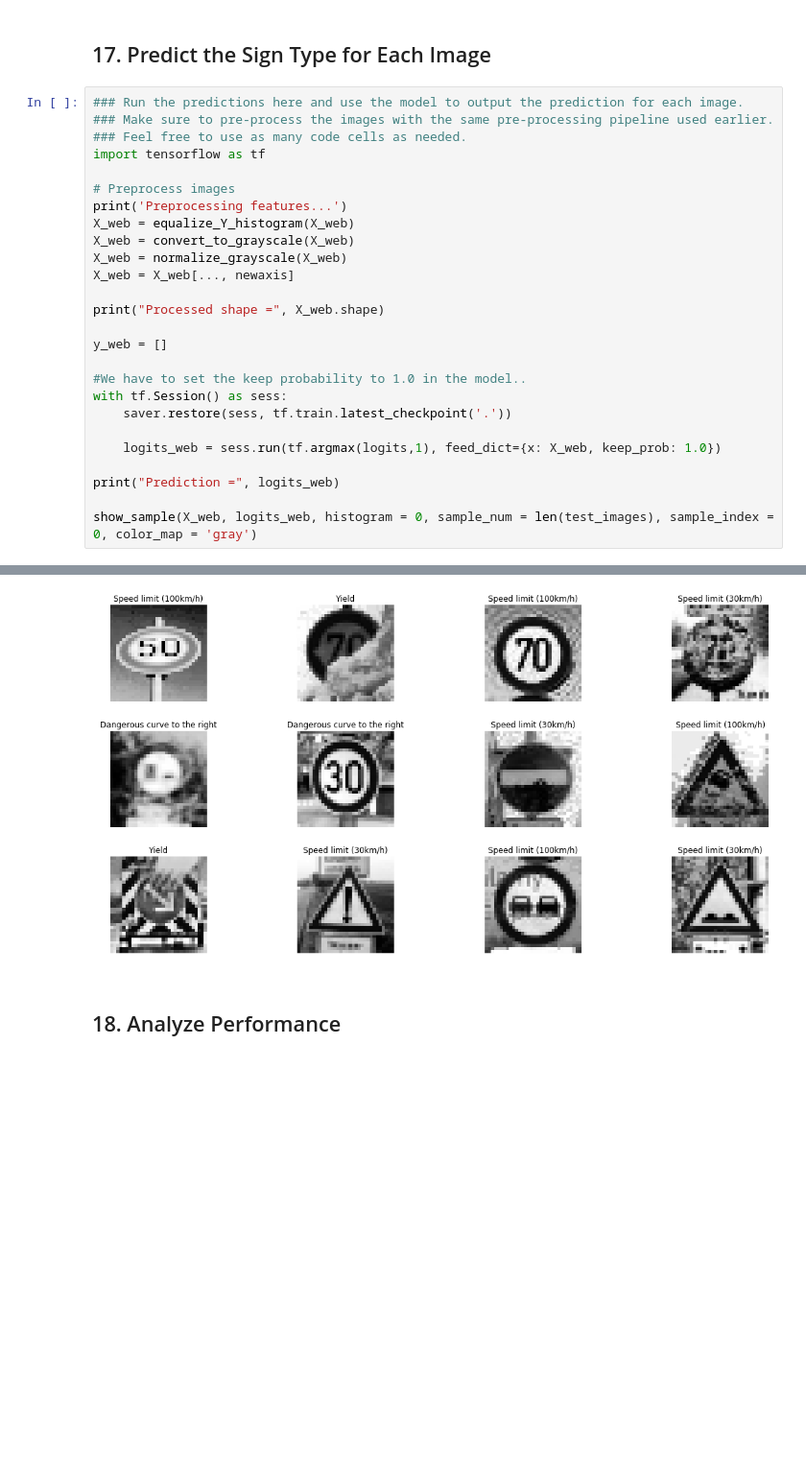
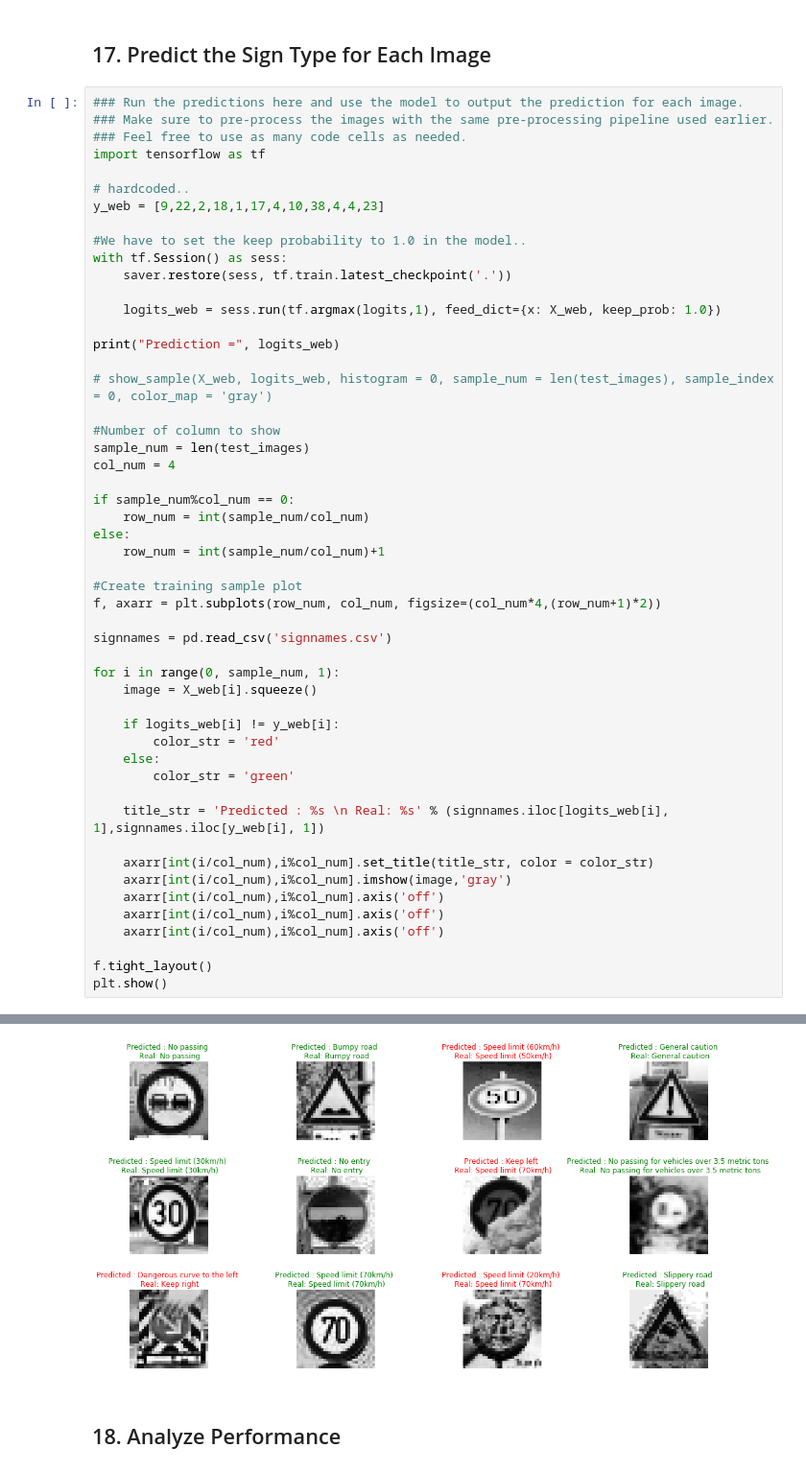
Before and after one commit to mlandry1/CarND, a Jupyter notebook: CarND-Traffic-Sign-Classifier-P2/Traffic_Sign_Classifier.ipynb, the cells around one changed output, grey strips where cells are left out. Shown: that part at 96% size. Cells and saved outputs as stored; diff of their text form; blank space fills up the shorter version.

```diff
--- a/CarND-Traffic-Sign-Classifier-P2/Traffic_Sign_Classifier.ipynb
+++ b/CarND-Traffic-Sign-Classifier-P2/Traffic_Sign_Classifier.ipynb
@@ -761,16 +790,8 @@ Loaded  limit30.jpg
 ### Feel free to use as many code cells as needed.
 import tensorflow as tf
 
-# Preprocess images
-print('Preprocessing features...')
-X_web = equalize_Y_histogram(X_web)
-X_web = convert_to_grayscale(X_web)
-X_web = normalize_grayscale(X_web)
-X_web = X_web[..., newaxis]
-
-print("Processed shape =", X_web.shape)
-
-y_web = []
+# hardcoded..
+y_web = [9,22,2,18,1,17,4,10,38,4,4,23]
 
 #We have to set the keep probability to 1.0 in the model..
 with tf.Session() as sess:
@@ -780,5 +801,38 @@ with tf.Session() as sess:
 
 print("Prediction =", logits_web)
 
-show_sample(X_web, logits_web, histogram = 0, sample_num = len(test_images), sample_index = 0, color_map = 'gray')
+# show_sample(X_web, logits_web, histogram = 0, sample_num = len(test_images), sample_index = 0, color_map = 'gray')
+
+#Number of column to show
+sample_num = len(test_images)
+col_num = 4
+
+if sample_num%col_num == 0:
+    row_num = int(sample_num/col_num)
+else:
+    row_num = int(sample_num/col_num)+1
+
+#Create training sample plot
+f, axarr = plt.subplots(row_num, col_num, figsize=(col_num*4,(row_num+1)*2))
+
+signnames = pd.read_csv('signnames.csv')
+
+for i in range(0, sample_num, 1):
+    image = X_web[i].squeeze()
+
+    if logits_web[i] != y_web[i]:
+        color_str = 'red'
+    else:
+        color_str = 'green'
+
+    title_str = 'Predicted : %s \n Real: %s' % (signnames.iloc[logits_web[i], 1],signnames.iloc[y_web[i], 1])
+
+    axarr[int(i/col_num),i%col_num].set_title(title_str, color = color_str)
+    axarr[int(i/col_num),i%col_num].imshow(image,'gray')
+    axarr[int(i/col_num),i%col_num].axis('off')
+    axarr[int(i/col_num),i%col_num].axis('off')
+    axarr[int(i/col_num),i%col_num].axis('off')
+
+f.tight_layout()
+plt.show()
 # %% [output]
@@ -788,4 +840,4 @@ Prediction = [ 7 13  7  1 20 20  1  7 13  1  7  1]
-[figure, old version]
+[figure, new version]
 # %% [markdown]
 ## 18. Analyze Performance
 # %%
```
Also changed, not shown: parts of 7 cells of this notebook, 29 other files.
